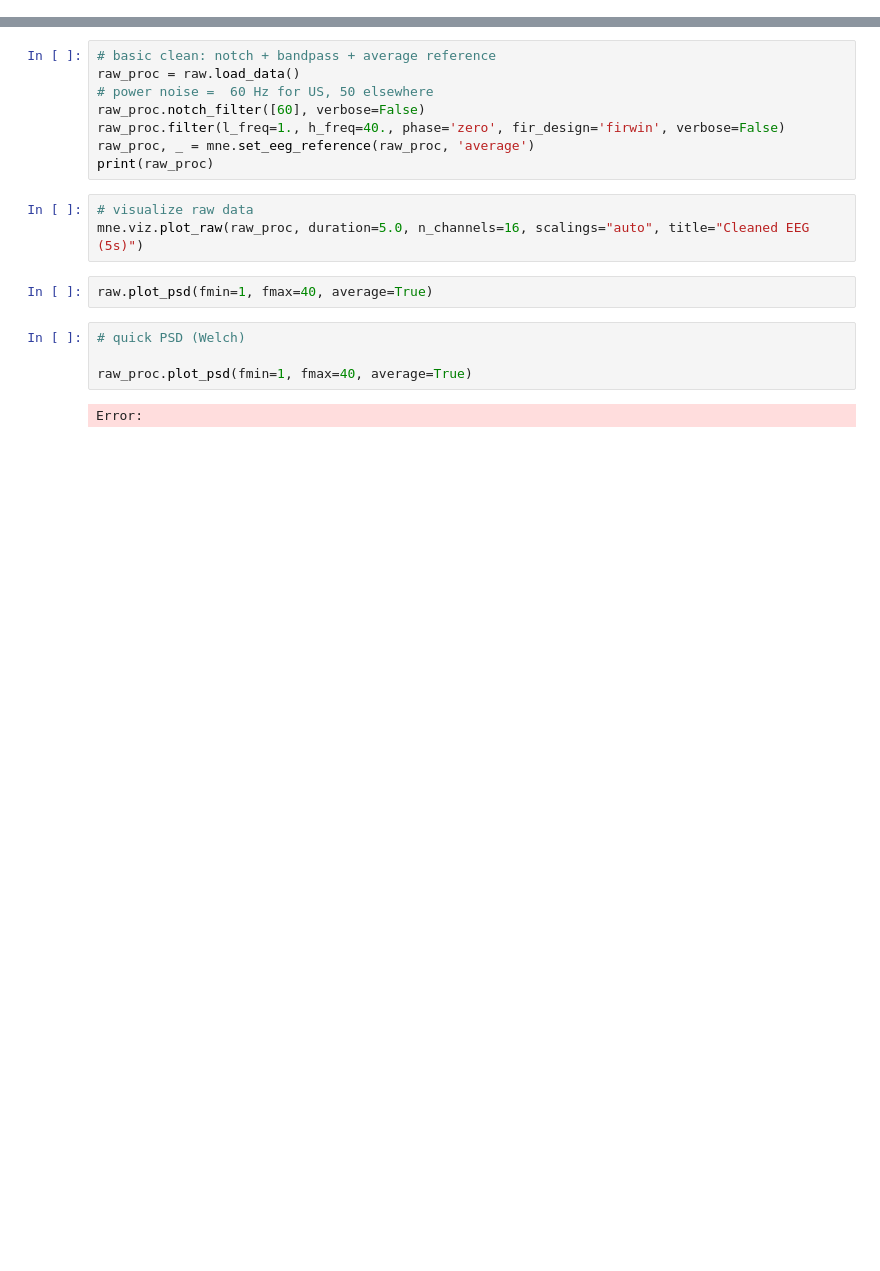
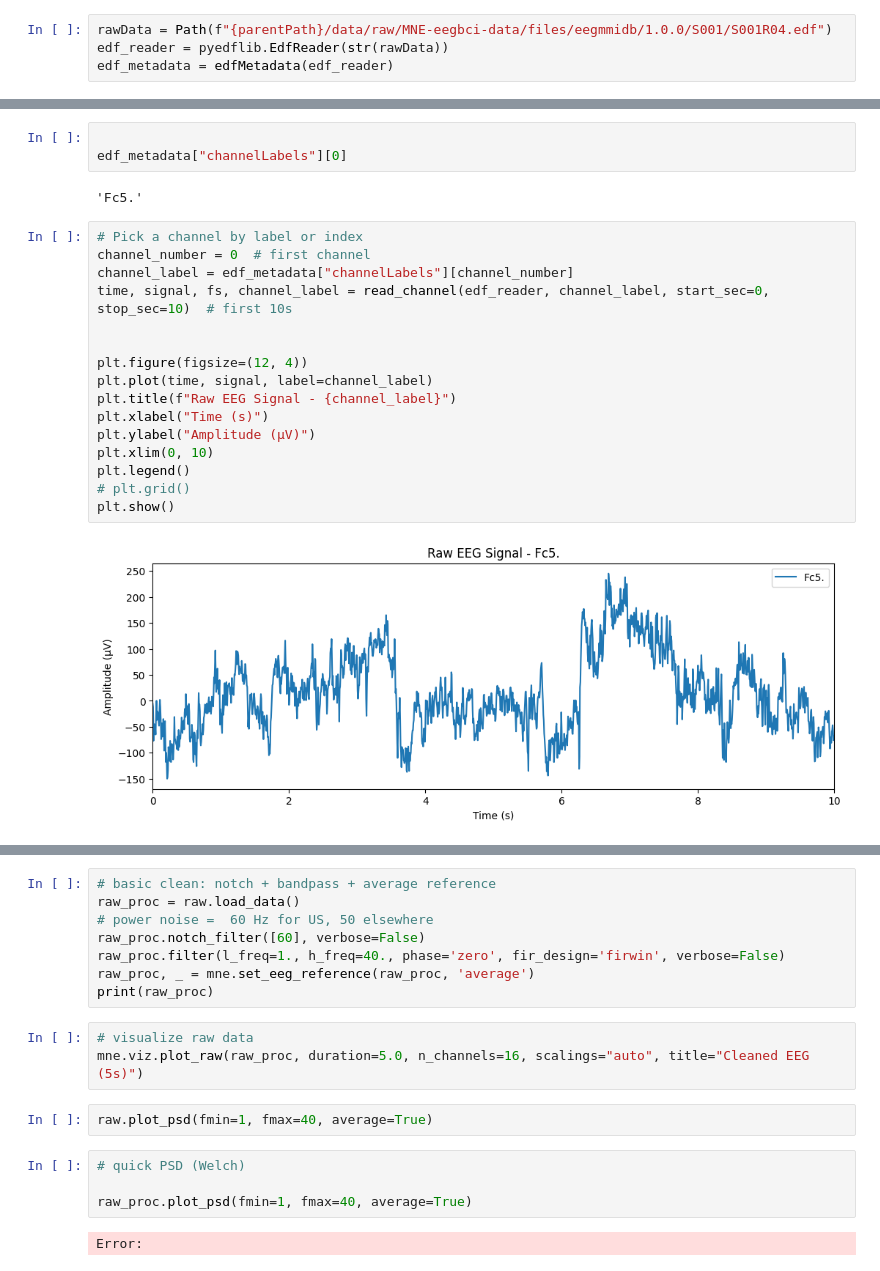
Before and after one commit to sumachinta/Motor-Imagery-EEG-Classifier, a Jupyter notebook: notebooks/01_explore_raw.ipynb, the cells around one changed output, grey strips where cells are left out. Drawn from its saved outputs; the diff is of its cells as text; blank space fills up the shorter version.

Commit message:
Add functions that directly load edf data without needing mne python

```diff
--- a/notebooks/01_explore_raw.ipynb
+++ b/notebooks/01_explore_raw.ipynb
@@ -20 +29,5 @@ print("Sampling rate:", raw.info["sfreq"], "Hz")
+# %%
+rawData = Path(f"{parentPath}/data/raw/MNE-eegbci-data/files/eegmmidb/1.0.0/S001/S001R04.edf")
+edf_reader = pyedflib.EdfReader(str(rawData))
+edf_metadata = edfMetadata(edf_reader)
 # %%
@@ -21,0 +43,23 @@ raw.info
+# %%
+
+edf_metadata["channelLabels"][0]
+# %% [output]
+'Fc5.'
+# %%
+# Pick a channel by label or index
+channel_number = 0  # first channel
+channel_label = edf_metadata["channelLabels"][channel_number]
+time, signal, fs, channel_label = read_channel(edf_reader, channel_label, start_sec=0, stop_sec=10)  # first 10s
+
+
+plt.figure(figsize=(12, 4))
+plt.plot(time, signal, label=channel_label)
+plt.title(f"Raw EEG Signal - {channel_label}")
+plt.xlabel("Time (s)")
+plt.ylabel("Amplitude (µV)")
+plt.xlim(0, 10)
+plt.legend()
+# plt.grid()
+plt.show()
+# %% [output]
+[figure, added]
```
Also changed, not shown: parts of 6 cells of this notebook, 1 other file.
